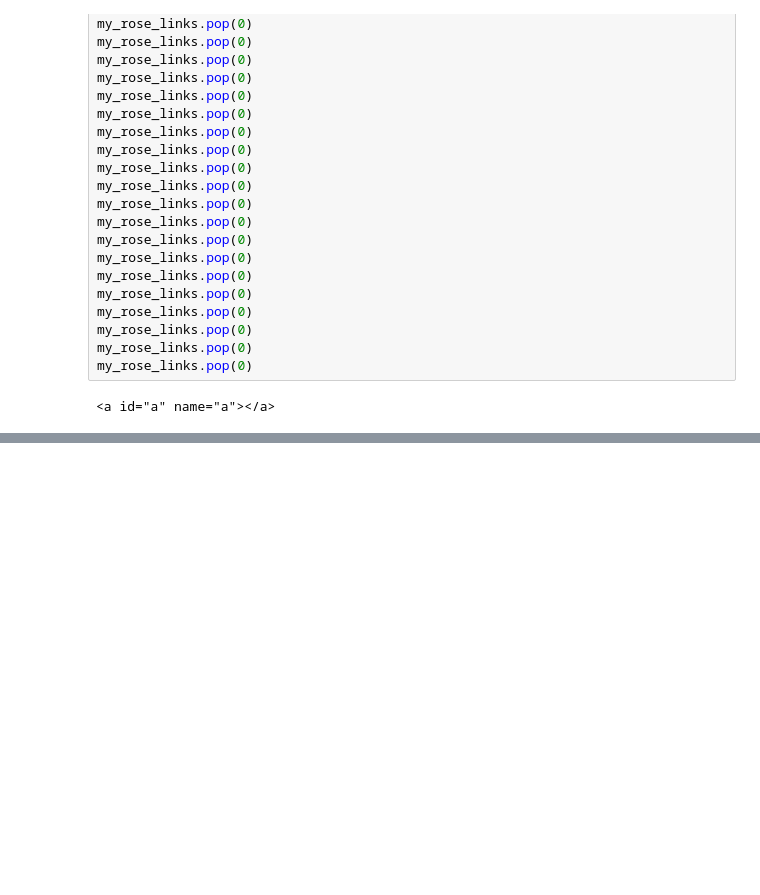
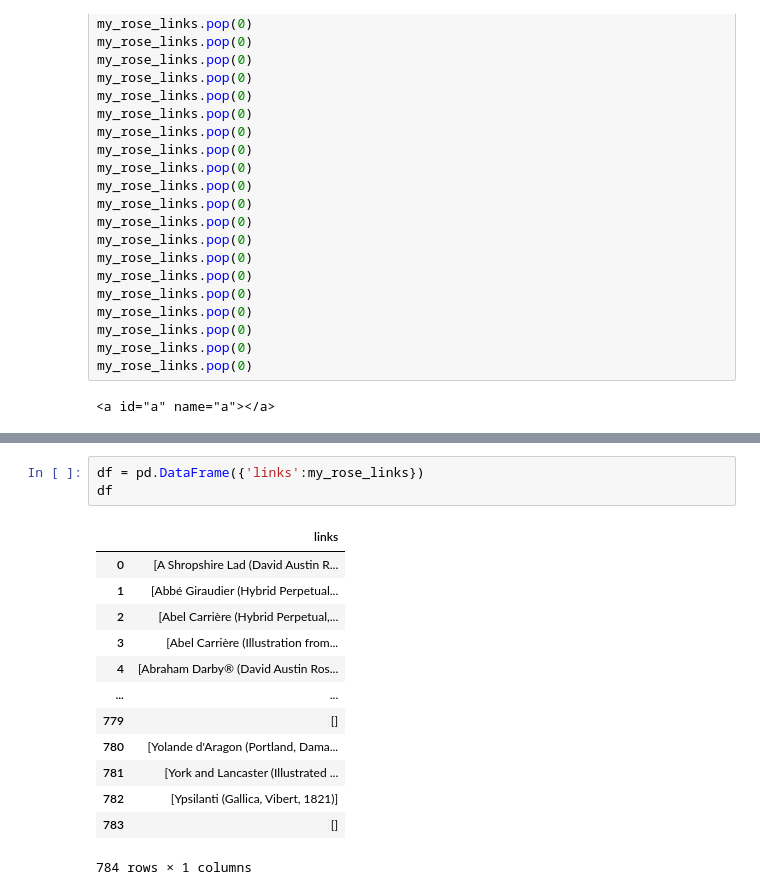
Before and after one commit to anna-zverkova/Rose_scrape, a Jupyter notebook: Rosegathering_scrape.ipynb, the cells around one changed output, grey strips where cells are left out. Saved outputs shown, nothing was run; the diff lists cells and outputs as text; blank space fills up the shorter version.

```diff
--- a/Rosegathering_scrape.ipynb
+++ b/Rosegathering_scrape.ipynb
@@ -115,0 +175,17 @@ my_rose_links
+# %%
+df = pd.DataFrame({'links':my_rose_links})
+df
+# %% [output]
+|  | links |
+| 0 | [A Shropshire Lad (David Austin R... |
+| 1 | [Abbé Giraudier (Hybrid Perpetual... |
+| 2 | [Abel Carrière (Hybrid Perpetual,... |
+| 3 | [Abel Carrière (Illustration from... |
+| 4 | [Abraham Darby® (David Austin Ros... |
+| ... | ... |
+| 779 | [] |
+| 780 | [Yolande d'Aragon (Portland, Dama... |
+| 781 | [York and Lancaster (Illustrated ... |
+| 782 | [Ypsilanti (Gallica, Vibert, 1821)] |
+| 783 | [] |
+784 rows × 1 columns
```
Also changed, not shown: parts of 5 cells of this notebook.
